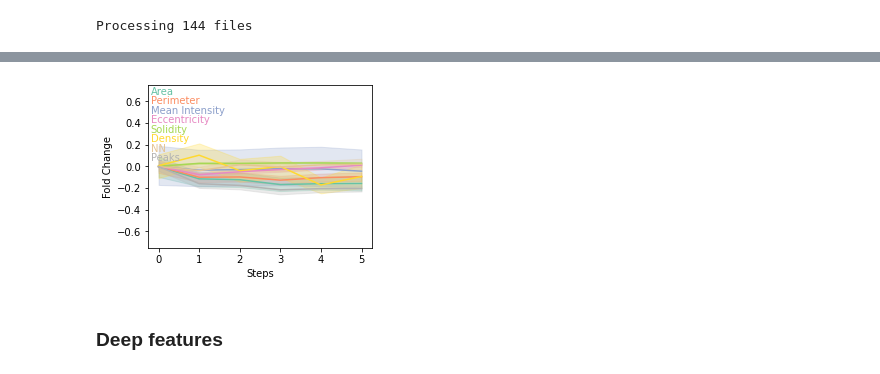
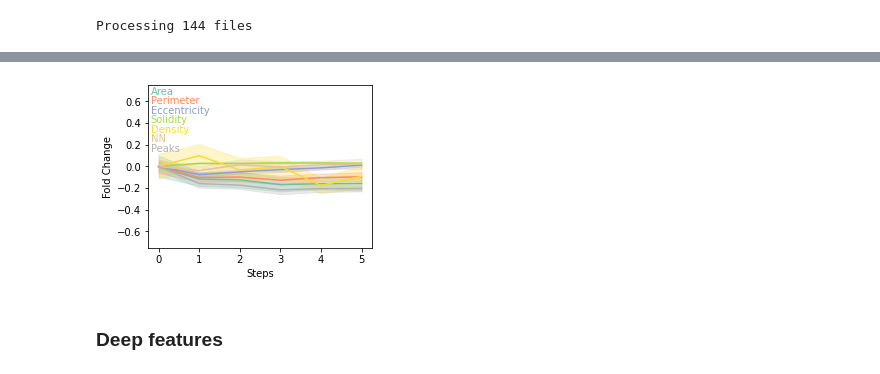
Before and after one commit to FLClab/STED-FM, a Jupyter notebook: experiments/diffusion-experiments/als_multidim.ipynb, the cells around one changed output, grey strips where cells are left out. Saved outputs shown, nothing was run; the diff lists cells and outputs as text; code cells hidden in the pictures.

```diff
--- a/experiments/diffusion-experiments/als_multidim.ipynb
+++ b/experiments/diffusion-experiments/als_multidim.ipynb
@@ -264,33 +264,33 @@ bootstrapped_trajectory = bootstrap(list(set(trajectory_id)), trajectories=traje
 # %%
-FEATURES = ["Area", "Perimeter", "Mean Intensity", "Eccentricity", "Solidity", "Density", "NN", "Peaks"]
+FEATURES = ["Area", "Perimeter", "Eccentricity", "Solidity", "Density", "NN", "Peaks"]
 fig, ax = plt.subplots(figsize=(4, 3))
 cmap = plt.get_cmap("Set2", bootstrapped_trajectory.shape[-1])
 for t in range(bootstrapped_trajectory.shape[-1]):
     mean, cid, ciu = get_confidence_interval(bootstrapped_trajectory, t, axis=-1)
     ax.plot(mean, color=cmap(t))
     ax.fill_between(
         np.arange(0, bootstrapped_trajectory.shape[1], 1),
         cid, ciu, color=cmap(t), alpha=0.25
     )
     ax.annotate(
             FEATURES[t],
             xy=(0.01, 1 - 0.35 * (t + 1)/bootstrapped_trajectory.shape[1]), color=cmap(t),
             xycoords='axes fraction',
             horizontalalignment='left'
         )
 # ax.annotate(
 #         condition,
 #         xy=(0.99, 0.99),
 #         xycoords='axes fraction',
 #         horizontalalignment='right',
 #         verticalalignment='top'
 #     )
 ax.set(
     ylim=(-0.75, 0.75), ylabel="Fold Change", xlabel="Steps"
 )
 plt.show()
 # %% [output]
-[figure, old version]
+[figure, new version]
 # %% [markdown]
 ### Deep features
 # %%
```
Also changed, not shown: parts of 3 cells of this notebook, 23 other files.
